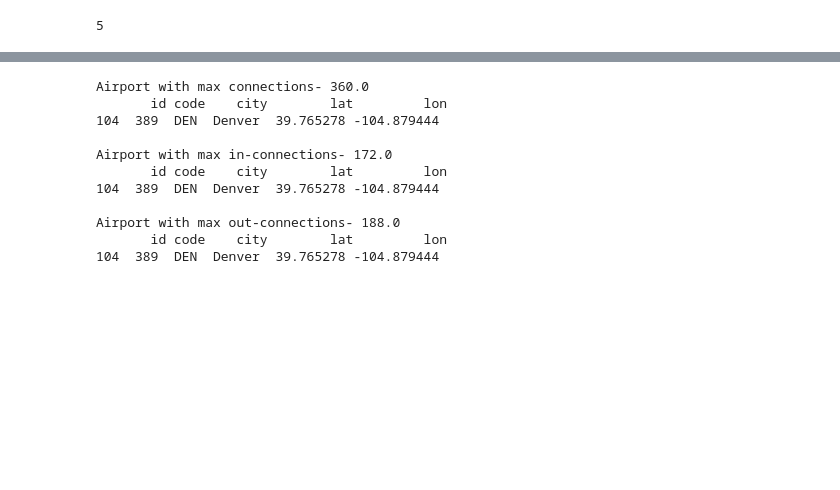
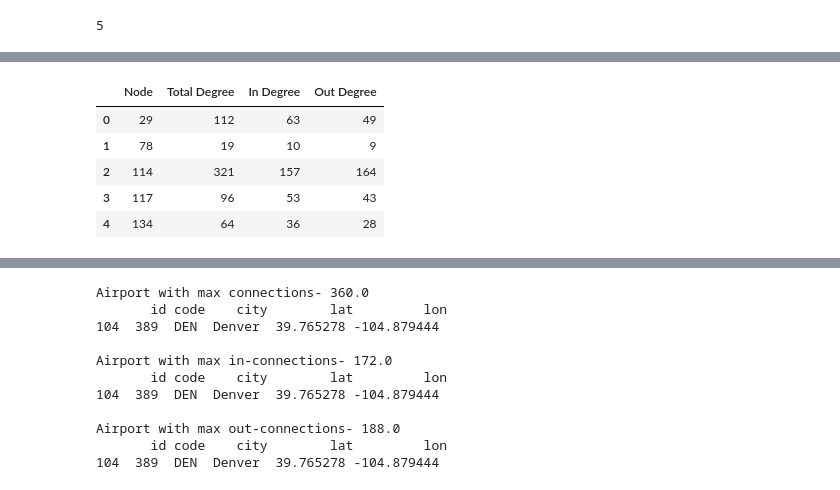
Before and after one commit to mohity5/Practice_NetworkAnalysis_Airports, a Jupyter notebook: Practice_Airports.ipynb, the cells around one changed output, grey strips where cells are left out. Cells and saved outputs as stored; diff of their text form; code cells hidden in the pictures; blank space fills up the shorter version.

```diff
--- a/Practice_Airports.ipynb
+++ b/Practice_Airports.ipynb
@@ -98,0 +69,12 @@ plt.show()
+# %%
+DegreeDf = deg.merge(InD, on = 0)
+DegreeDf = DegreeDf.merge(OutD, on = 0)
+DegreeDf.columns = ['Node','Total Degree','In Degree','Out Degree']
+DegreeDf.head()
+# %% [output]
+|  | Node | Total Degree | In Degree | Out Degree |
+| 0 | 29 | 112 | 63 | 49 |
+| 1 | 78 | 19 | 10 | 9 |
+| 2 | 114 | 321 | 157 | 164 |
+| 3 | 117 | 96 | 53 | 43 |
+| 4 | 134 | 64 | 36 | 28 |
```
Also changed, not shown: parts of 16 cells of this notebook.
